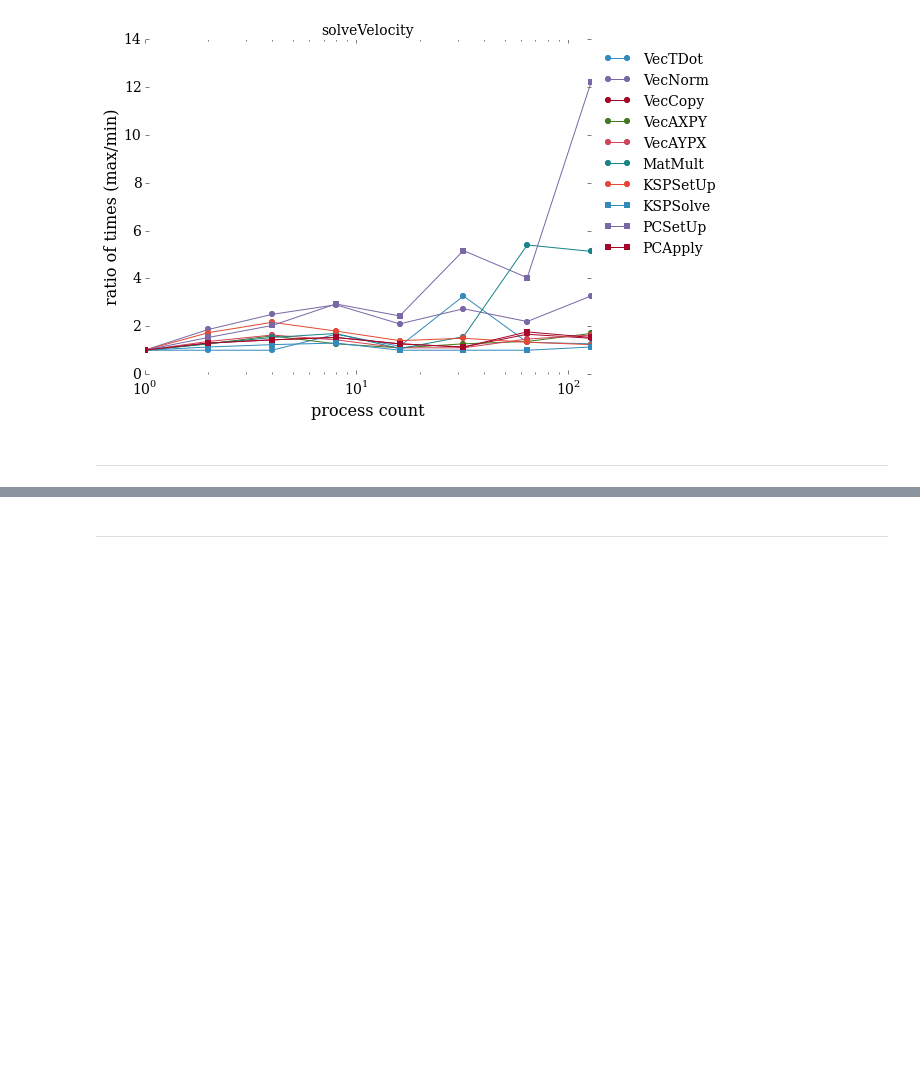
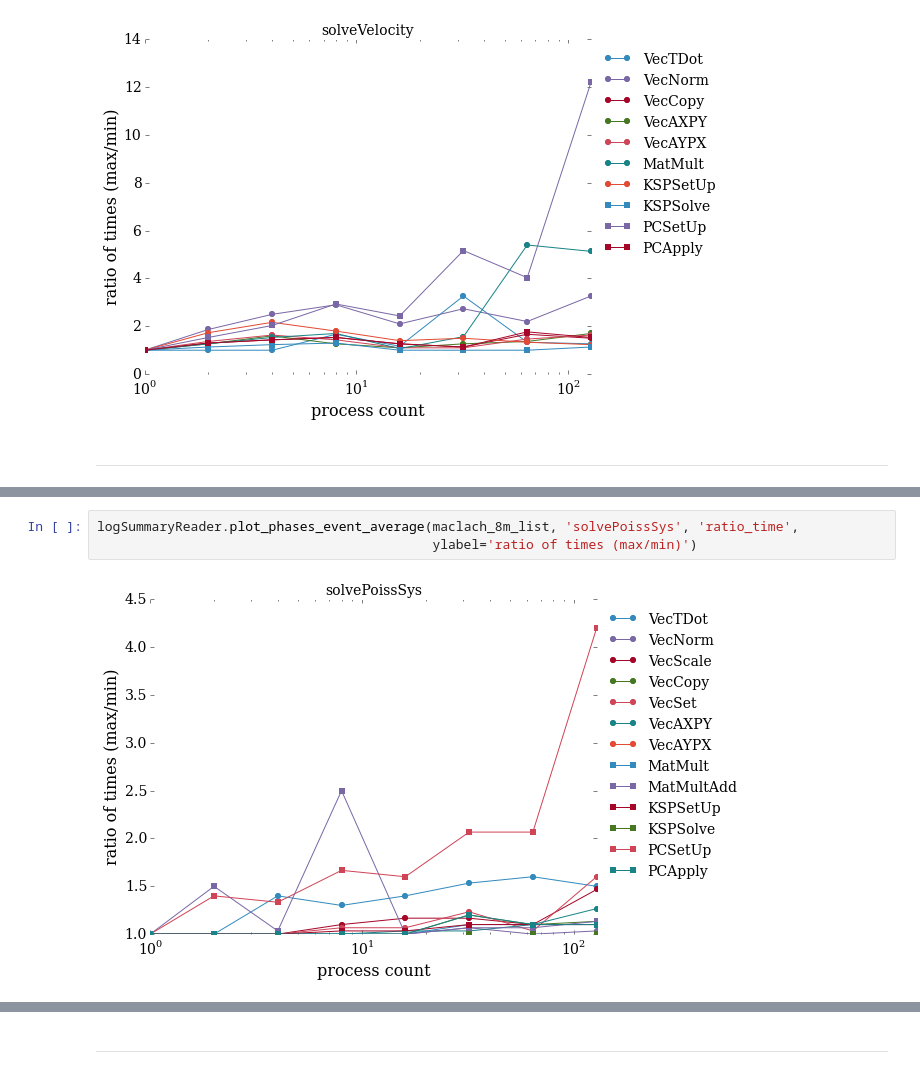
Before and after one commit to mesnardo/strong_scaling_colonialone, a Jupyter notebook: scripts/python/strong_scaling_colonialone.ipynb, the cells around one changed output, grey strips where cells are left out. Cells and saved outputs as stored; diff of their text form; blank space fills up the shorter version.

```diff
--- a/scripts/python/strong_scaling_colonialone.ipynb
+++ b/scripts/python/strong_scaling_colonialone.ipynb
@@ -419,0 +478,5 @@ logSummaryReader.plot_phases_event_average(mpich314_8m_list, 'solveVelocity', 'r
+# %%
+logSummaryReader.plot_phases_event_average(maclach_8m_list, 'solvePoissSys', 'ratio_time',
+                                           ylabel='ratio of times (max/min)')
+# %% [output]
+[figure, added]
```
Also changed, not shown: parts of 15 cells of this notebook.
